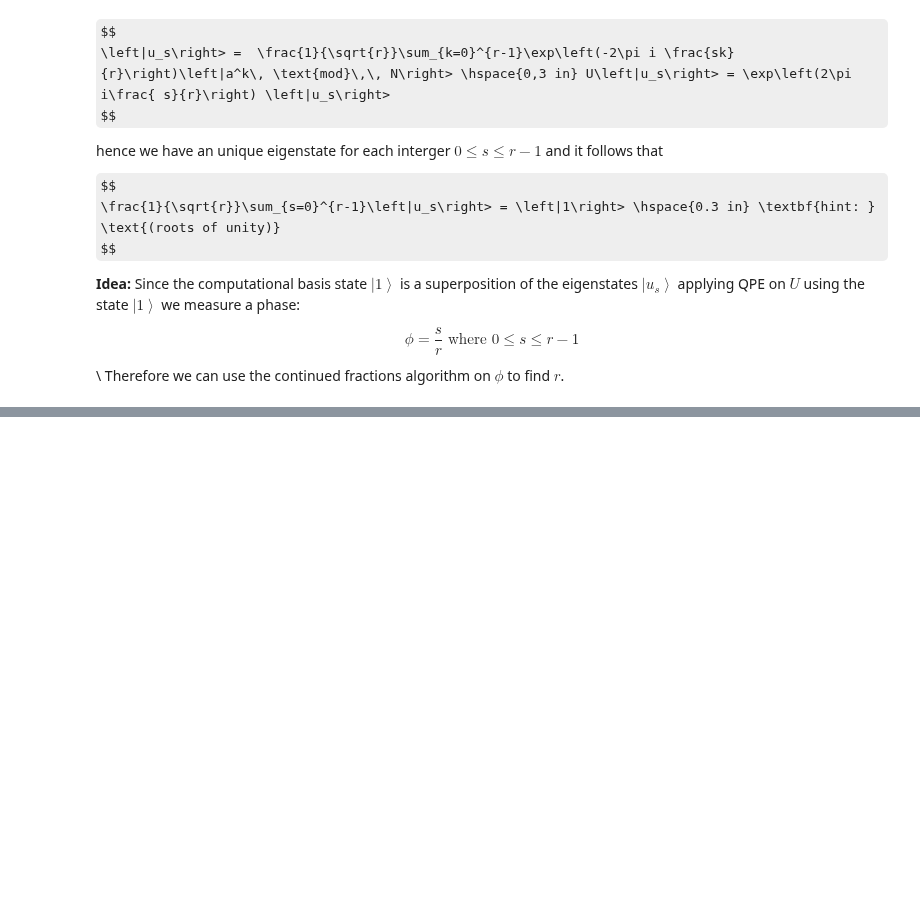
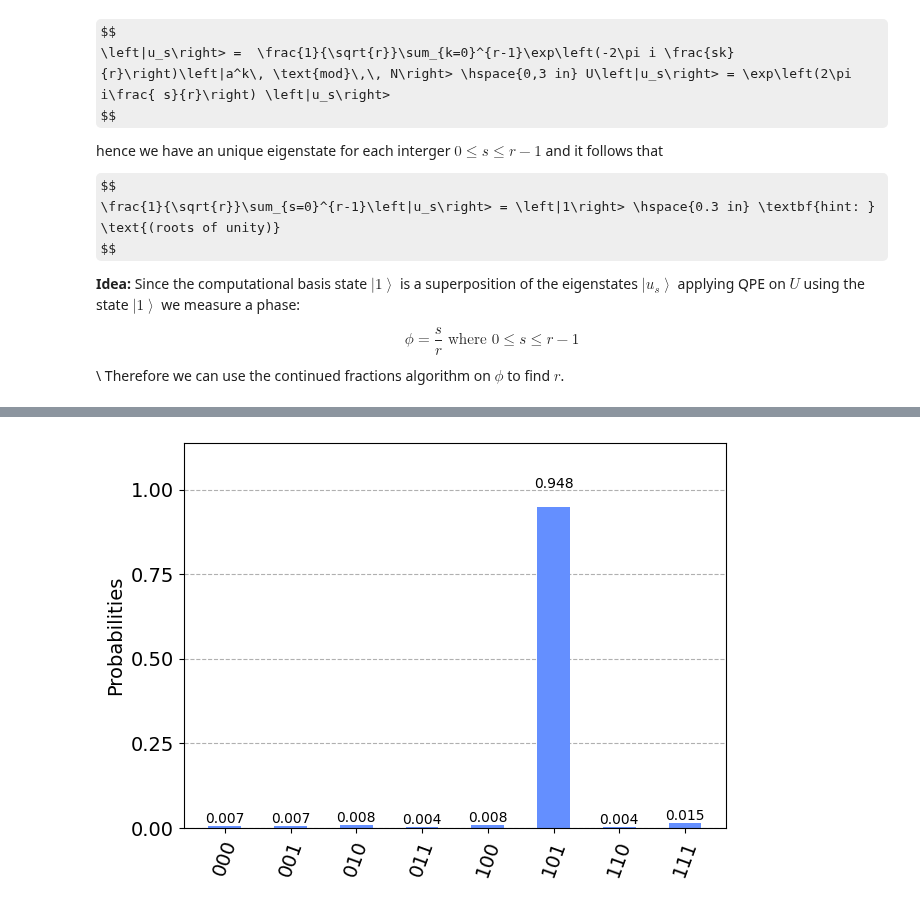
Before and after one commit to sinan-oral/q-notes, a Jupyter notebook: q-algorithms.ipynb, the cells around one changed output, grey strips where cells are left out. Drawn from its saved outputs; the diff is of its cells as text; code cells hidden in the pictures; some formulas as TeX source; blank space fills up the shorter version.

Commit message:
grover done

```diff
--- a/q-algorithms.ipynb
+++ b/q-algorithms.ipynb
@@ -791,0 +849,11 @@ $$
+# %%
+sim = Aer.get_backend('aer_simulator')
+
+# mark |101>
+grover_sim = grover_circuit(["101"],3,2)
+
+results = sim.run(assemble(transpile(grover_sim, sim))).result()
+counts = results.get_counts()
+plot_histogram(counts)
+# %% [output]
+[figure, added]
```
Also changed, not shown: parts of 16 cells of this notebook.
